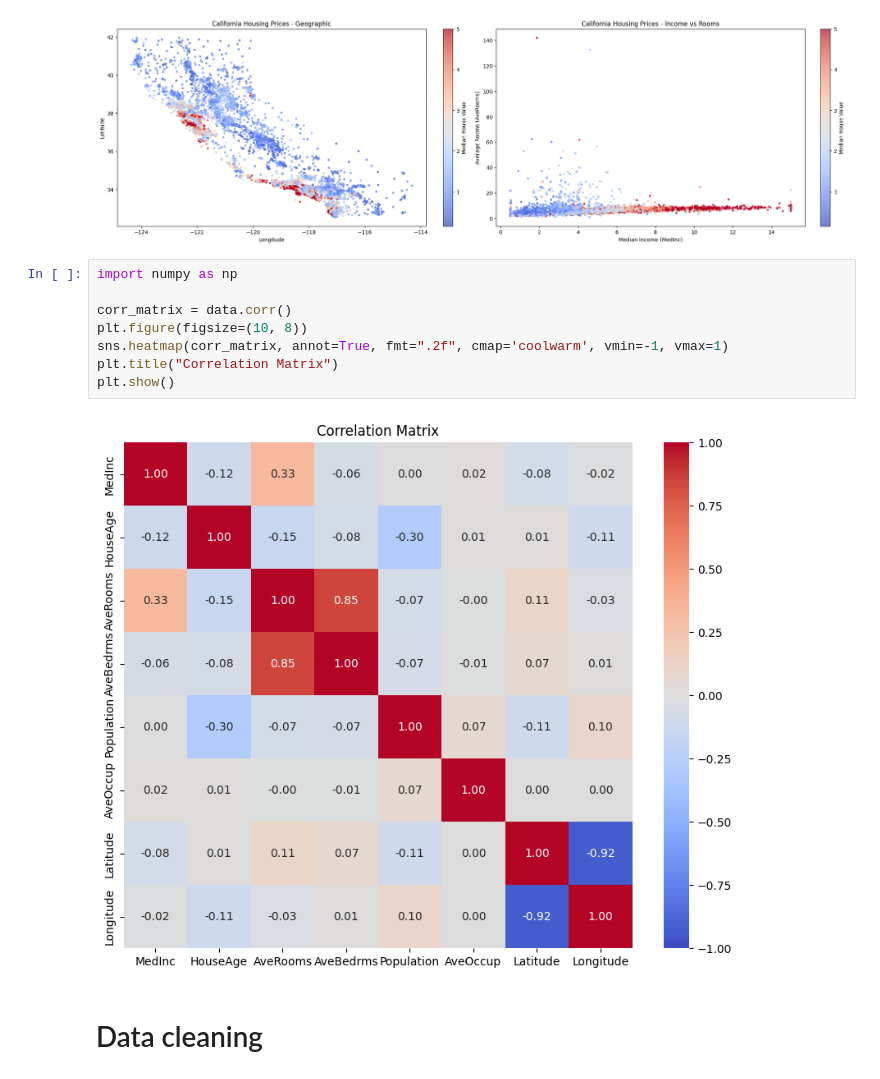
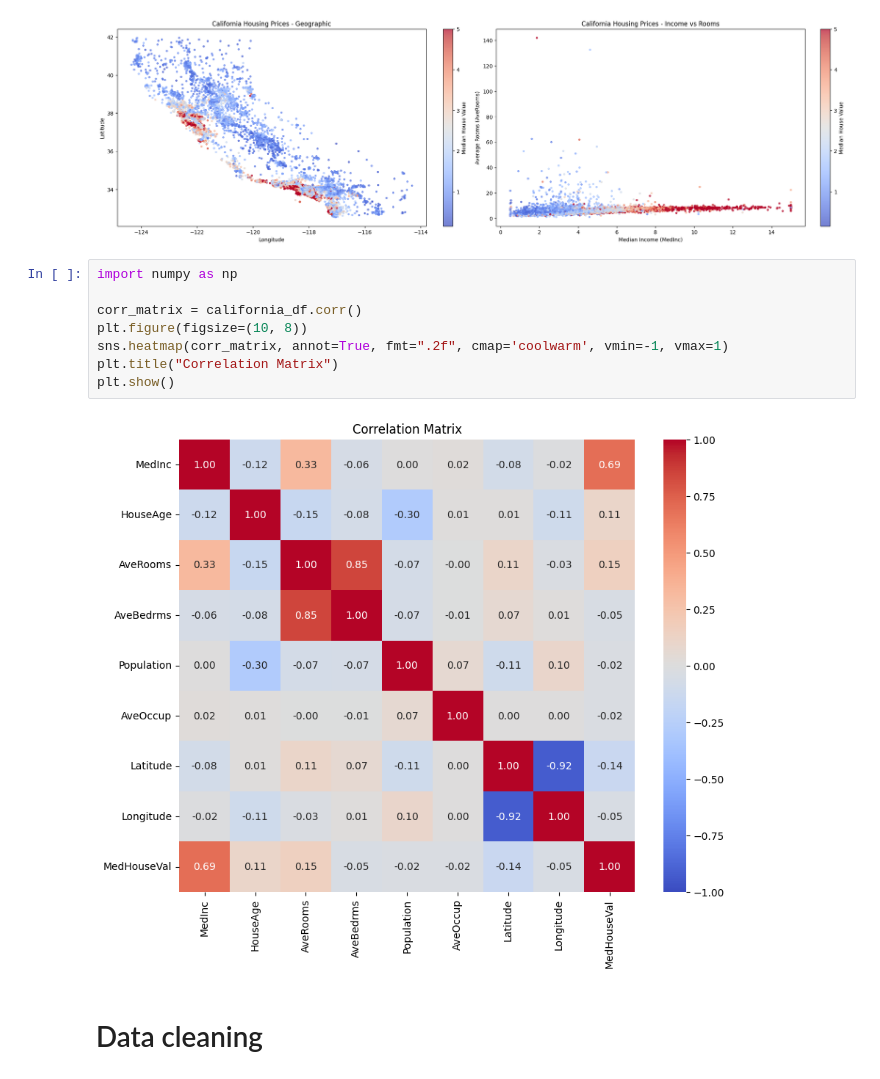
Before and after one commit to maxim-mat/DS-training, a Jupyter notebook: פרק 2 - מודל ראשון/first_model.ipynb, the cells around one changed output. Drawn from its saved outputs; the diff is of its cells as text.

```diff
--- a/פרק 2 - מודל ראשון/first_model.ipynb
+++ b/פרק 2 - מודל ראשון/first_model.ipynb
@@ -107,13 +107,13 @@ plt.show()
 # %%
 import numpy as np
 
-corr_matrix = data.corr()
+corr_matrix = california_df.corr()
 plt.figure(figsize=(10, 8))
 sns.heatmap(corr_matrix, annot=True, fmt=".2f", cmap='coolwarm', vmin=-1, vmax=1)
 plt.title("Correlation Matrix")
 plt.show()
 # %% [output]
-[figure, old version]
+[figure, new version]
 # %% [markdown]
 # Data cleaning
 # %%
```
Also changed, not shown: parts of 14 cells of this notebook.
